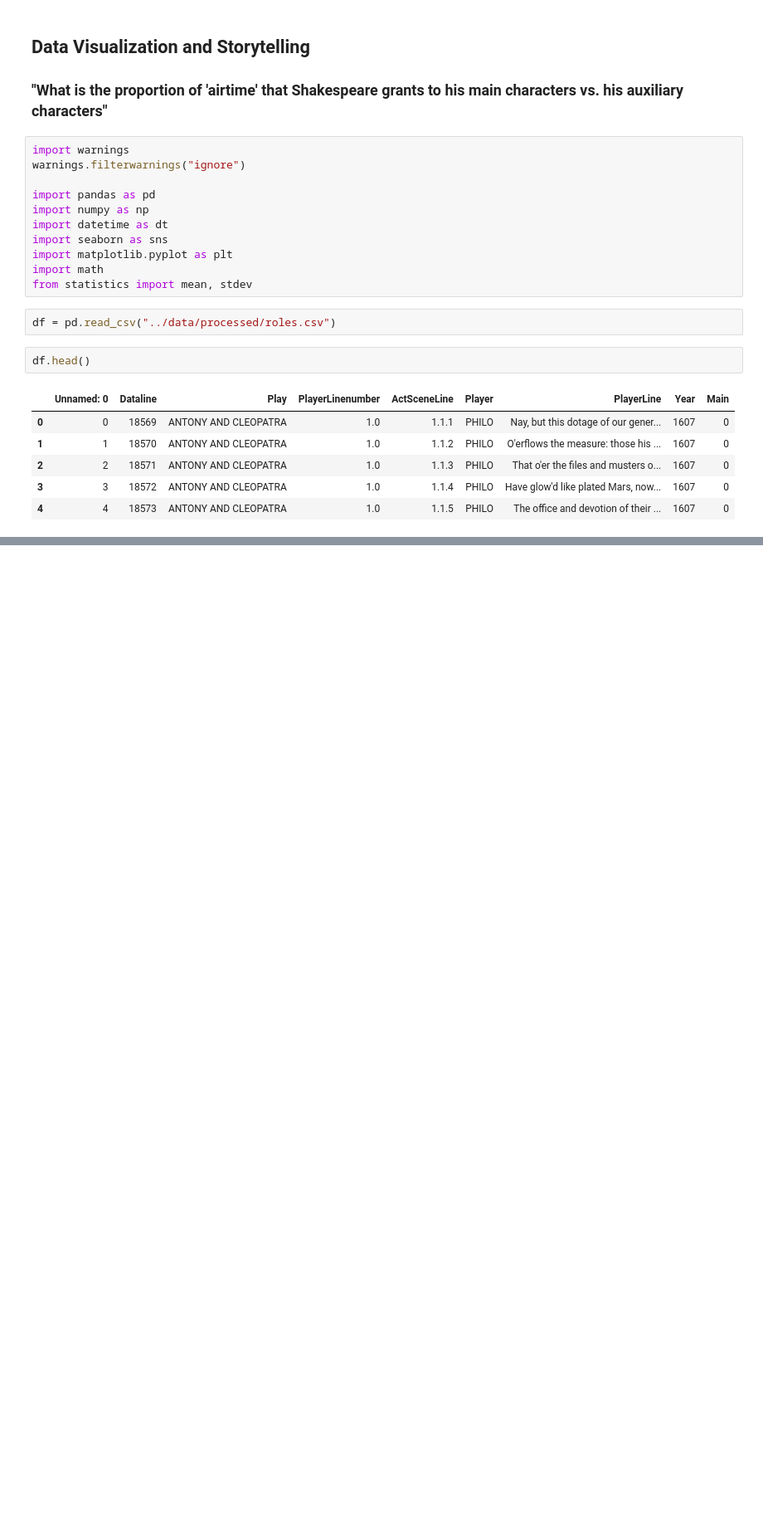
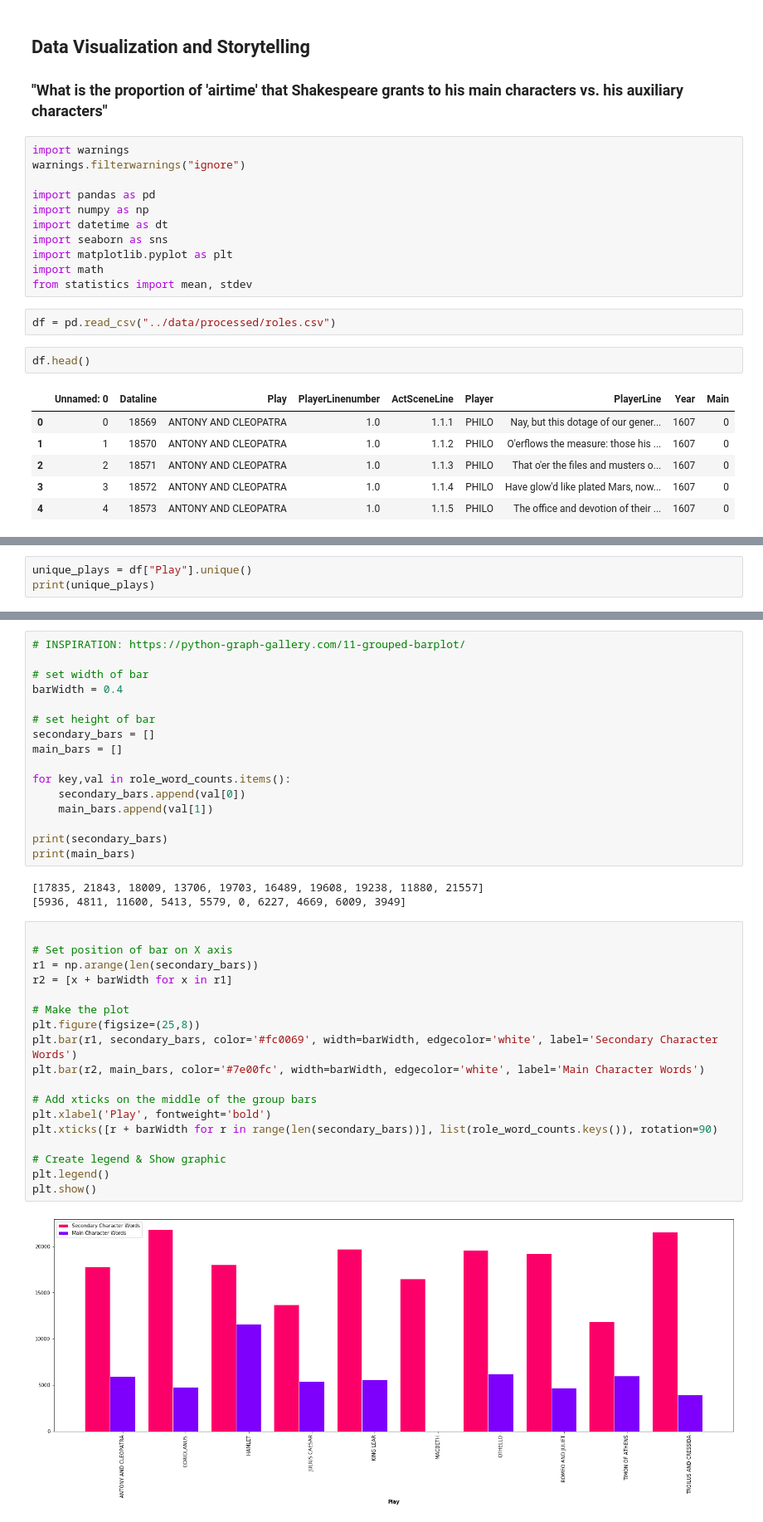
Before and after one commit to daltonhahn/eecs731-oscars, a Jupyter notebook: notebooks/04-oscars_role_viz.ipynb, the cells around one changed output, grey strips where cells are left out. Shown: that part at 83% size. Cells and saved outputs as stored; diff of their text form; blank space fills up the shorter version.

```diff
--- a/notebooks/04-oscars_role_viz.ipynb
+++ b/notebooks/04-oscars_role_viz.ipynb
@@ -37,0 +38,3 @@ df.head()
+# %%
+unique_plays = df["Play"].unique()
+print(unique_plays)
@@ -37,0 +65,39 @@ df.head()
+# %%
+# INSPIRATION: https://python-graph-gallery.com/11-grouped-barplot/
+
+# set width of bar
+barWidth = 0.4
+
+# set height of bar
+secondary_bars = []
+main_bars = []
+
+for key,val in role_word_counts.items():
+    secondary_bars.append(val[0])
+    main_bars.append(val[1])
+
+print(secondary_bars)
+print(main_bars)
+# %% [output]
+[17835, 21843, 18009, 13706, 19703, 16489, 19608, 19238, 11880, 21557]
+[5936, 4811, 11600, 5413, 5579, 0, 6227, 4669, 6009, 3949]
+# %%
+
+# Set position of bar on X axis
+r1 = np.arange(len(secondary_bars))
+r2 = [x + barWidth for x in r1]
+
+# Make the plot
+plt.figure(figsize=(25,8))
+plt.bar(r1, secondary_bars, color='#fc0069', width=barWidth, edgecolor='white', label='Secondary Character Words')
+plt.bar(r2, main_bars, color='#7e00fc', width=barWidth, edgecolor='white', label='Main Character Words')
+
+# Add xticks on the middle of the group bars
+plt.xlabel('Play', fontweight='bold')
+plt.xticks([r + barWidth for r in range(len(secondary_bars))], list(role_word_counts.keys()), rotation=90)
+
+# Create legend & Show graphic
+plt.legend()
+plt.show()
+# %% [output]
+[figure, added]
```
Also changed, not shown: parts of 5 cells of this notebook, 5 other files.
